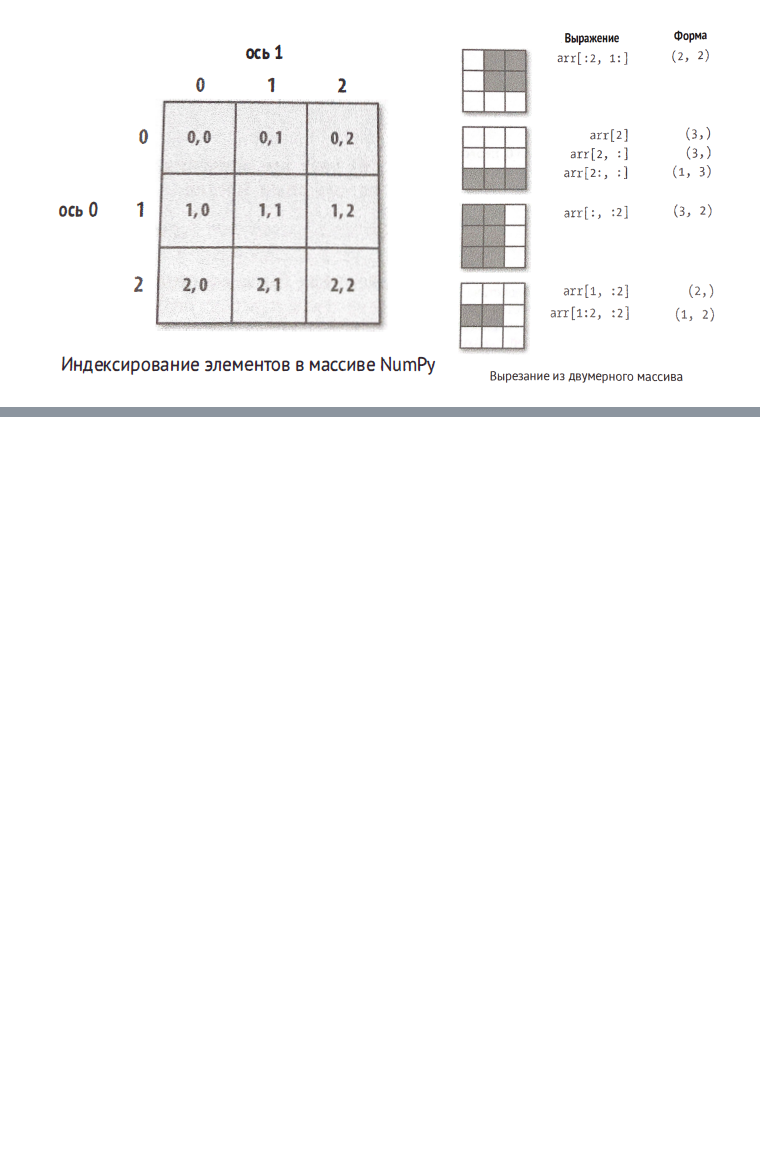
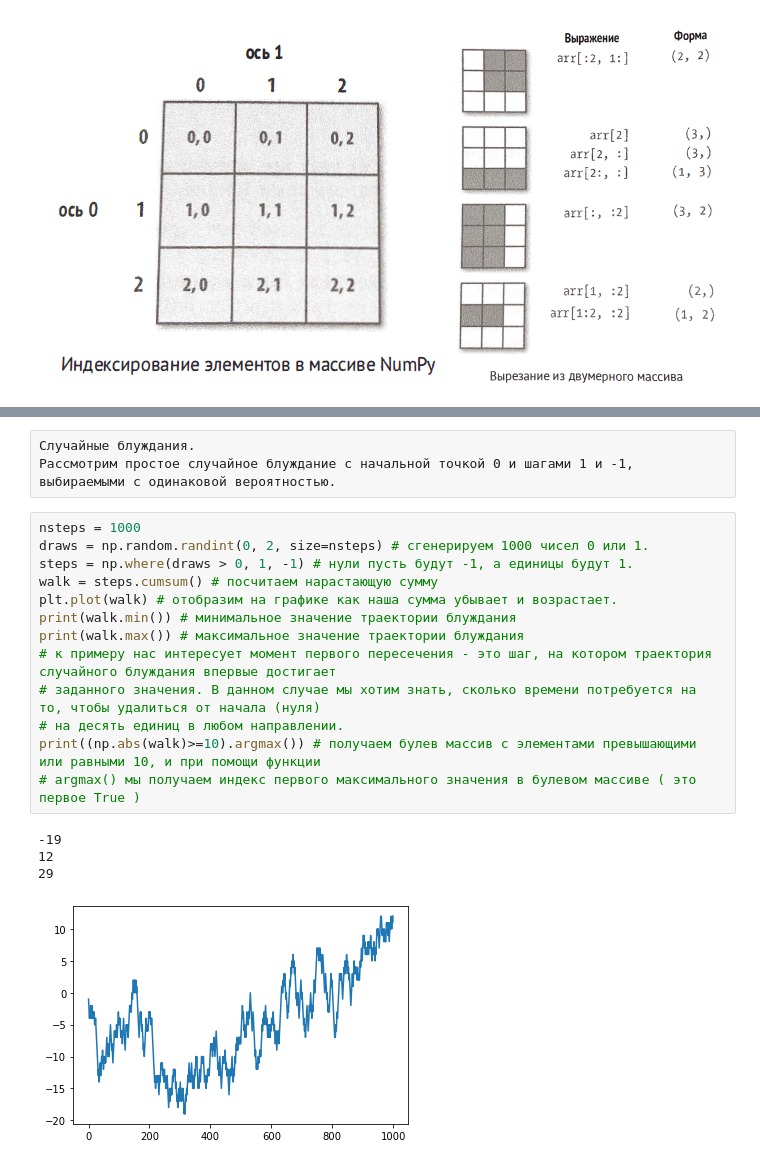
Before and after one commit to KivalovIlya/learnbook, a Jupyter notebook: Untitled.ipynb, the cells around one changed output, grey strips where cells are left out. Drawn from its saved outputs; the diff is of its cells as text; blank space fills up the shorter version.

```diff
--- a/Untitled.ipynb
+++ b/Untitled.ipynb
@@ -328,0 +629,21 @@ print(f"{a} - функция copy создает копию массива/ср
+# %% [raw]
+Случайные блуждания.
+Рассмотрим простое случайное блуждание с начальной точкой 0 и шагами 1 и -1, выбираемыми с одинаковой вероятностью.
+# %%
+nsteps = 1000
+draws = np.random.randint(0, 2, size=nsteps) # сгенерируем 1000 чисел 0 или 1.
+steps = np.where(draws > 0, 1, -1) # нули пусть будут -1, а единицы будут 1.
+walk = steps.cumsum() # посчитаем нарастающую сумму
+plt.plot(walk) # отобразим на графике как наша сумма убывает и возрастает.
+print(walk.min()) # минимальное значение траектории блуждания
+print(walk.max()) # максимальное значение траектории блуждания
+# к примеру нас интересует момент первого пересечения - это шаг, на котором траектория случайного блуждания впервые достигает
+# заданного значения. В данном случае мы хотим знать, сколько времени потребуется на то, чтобы удалиться от начала (нуля)
+# на десять единиц в любом направлении.
+print((np.abs(walk)>=10).argmax()) # получаем булев массив с элементами превышающими или равными 10, и при помощи функции
+# argmax() мы получаем индекс первого максимального значения в булевом массиве ( это первое True )
+# %% [output]
+-19
+12
+29
+[figure, added]
```
Also changed, not shown: parts of 19 cells of this notebook.
